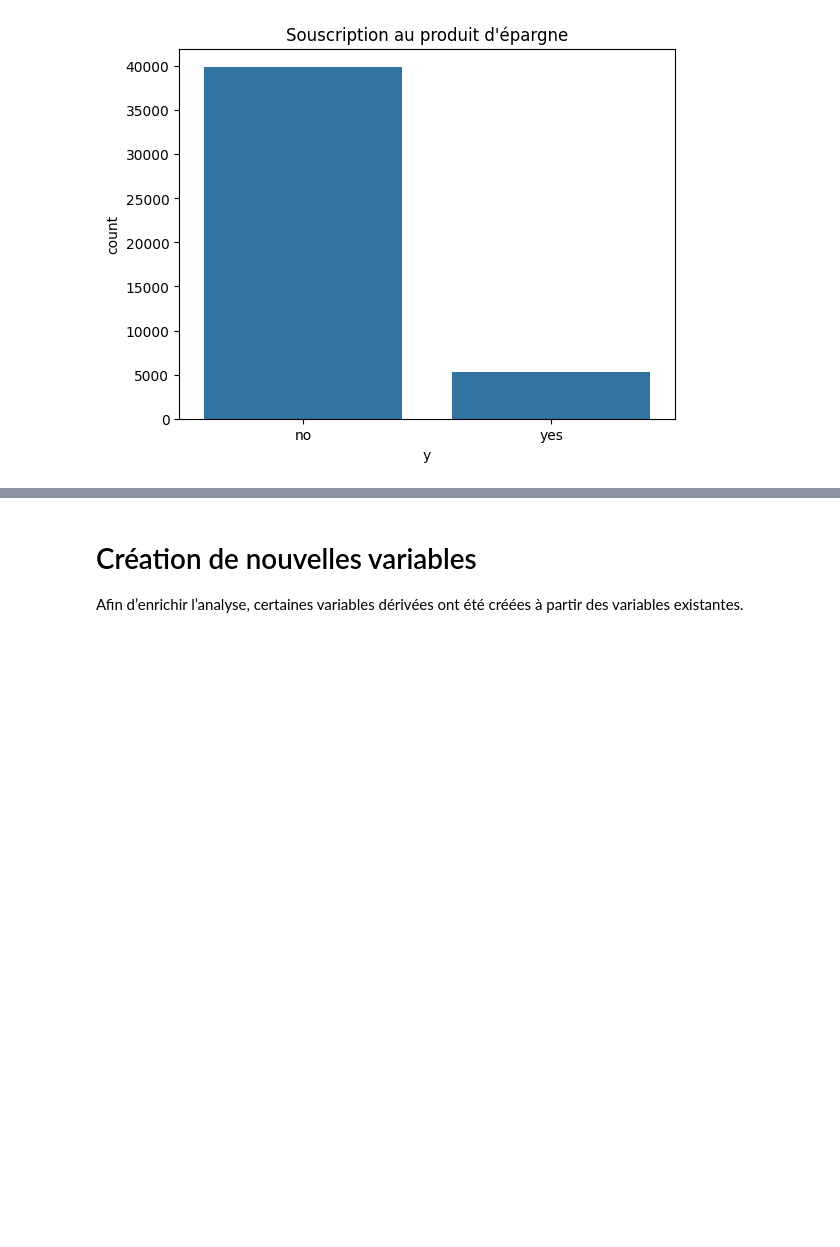
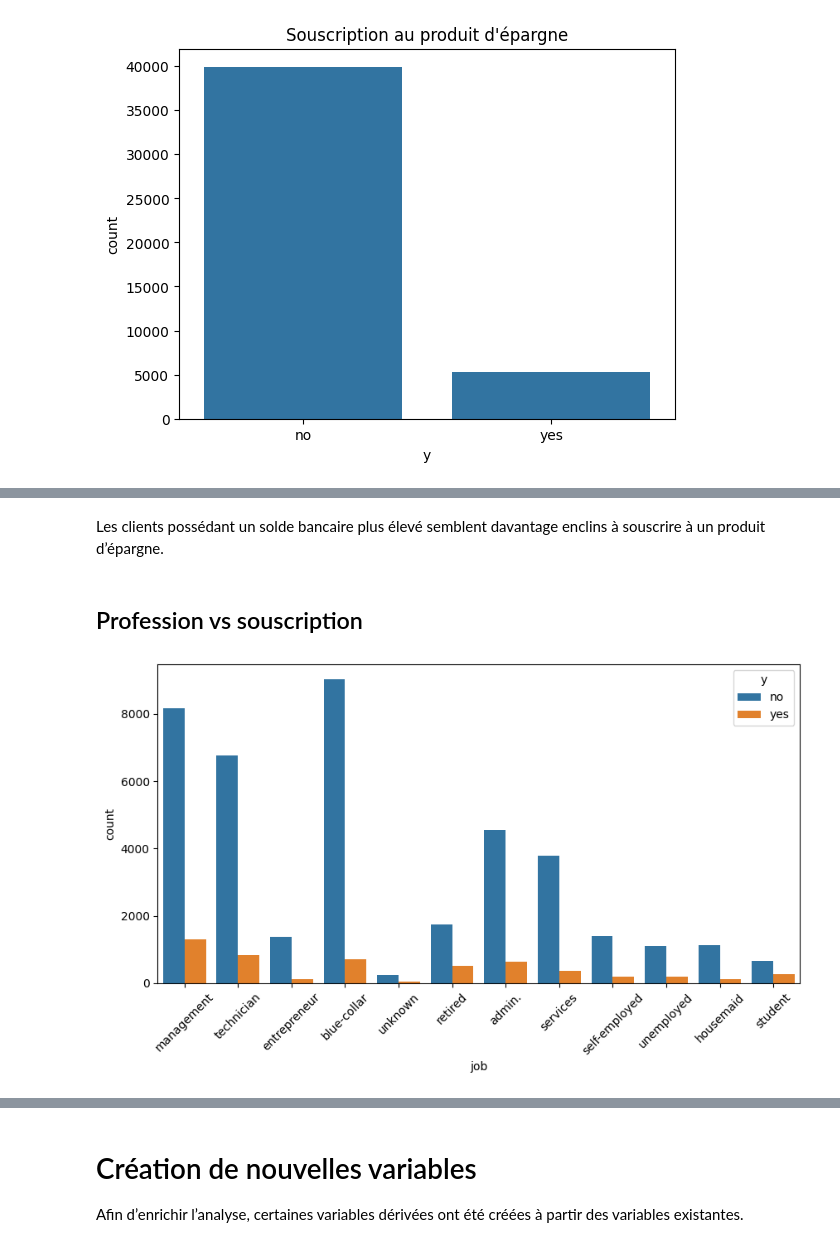
Before and after one commit to yvannerosane/Projet1, a Jupyter notebook: Notebook.ipynb, the cells around one changed output, grey strips where cells are left out. Drawn from its saved outputs; the diff is of its cells as text; code cells hidden in the pictures; blank space fills up the shorter version.

```diff
--- a/Notebook.ipynb
+++ b/Notebook.ipynb
@@ -173,0 +220,11 @@ plt.show()
+# %% [markdown]
+Les clients possédant un solde bancaire plus élevé semblent davantage enclins à souscrire à un produit d’épargne.
+# %% [markdown]
+## Profession vs souscription
+# %%
+plt.figure(figsize=(10,5))
+sns.countplot(x="job", hue="y", data=data)
+plt.xticks(rotation=45)
+plt.show()
+# %% [output]
+[figure, added]
```
Also changed, not shown: parts of 14 cells of this notebook.
